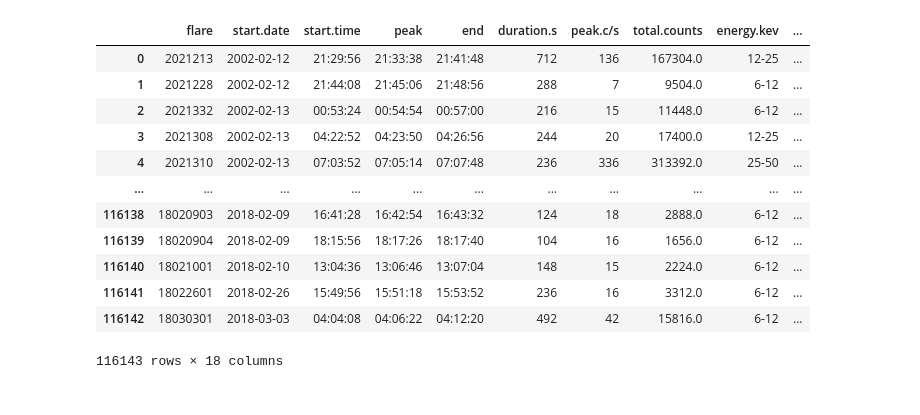
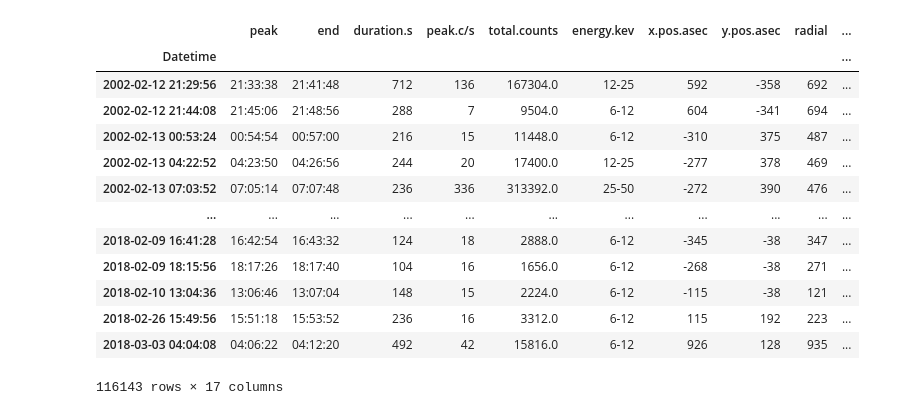
Before and after one commit to Exploratory-Data-Analiysis/Exam_1, a Jupyter notebook: ParcialFC.ipynb, the cells around one changed output. Saved outputs shown, nothing was run; the diff lists cells and outputs as text; code cells hidden in the pictures.

```diff
--- a/ParcialFC.ipynb
+++ b/ParcialFC.ipynb
@@ -6,19 +20,61 @@ import seaborn as sns
 # %%
-file_path = r"UP_To_2018.csv"  #2002to2016.csv
+file_path = r"2002to2018.csv"  #2002to2016.csv
 df = pd.read_csv(file_path)
+# df = df.sort_values(by='duration.s', ascending=False).reset_index(drop=True)
+# formatT = '%Y-%m-%d %H:%M:%S'
 
+df['Datetime'] = pd.to_datetime(df['start.date'] +
+                                ' ' +
+                                df['start.time'])
+df = df.set_index(pd.DatetimeIndex(df['Datetime']))
+del df['flare']
+del df['start.date']
+del df['start.time']
+del df['Datetime']
+
+## CALCULO DE ENERGIAS
+
+Emax = []
+Eprom = []
+for i in df['energy.kev']:
+    result = re.findall(r'[\d\.\d]+', i)
+    Emax.append(float(result[1]))
+    Eprom.append((float(result[0]) + float(result[1]))/2)
+
+df['Emax.kev'] = Emax
+df['Eprom.kev'] = Eprom
+
+
+
+def filtro(data, Lbanderas): # Filtro por bandera
+    for bandera in Lbanderas:
+        ## filter
+        data = data[data['flag.1'] != bandera]
+
+        data = data[data['flag.2'] != bandera]
+
+        data = data[data['flag.3'] != bandera]
+
+        data = data[data['flag.4'] != bandera]
+
+        values = data['flag.5'].values
+        lfilter = [i for i in list(values[pd.notnull(values)]) if bandera in i]
+        data = data[~data['flag.5'].isin(lfilter)]
+
+    return data
 df
 # %% [output]
-|  | flare | start.date | start.time | peak | end | duration.s | peak.c/s | total.counts | energy.kev | ... |
-| 0 | 2021213 | 2002-02-12 | 21:29:56 | 21:33:38 | 21:41:48 | 712 | 136 | 167304.0 | 12-25 | ... |
-| 1 | 2021228 | 2002-02-12 | 21:44:08 | 21:45:06 | 21:48:56 | 288 | 7 | 9504.0 | 6-12 | ... |
-| 2 | 2021332 | 2002-02-13 | 00:53:24 | 00:54:54 | 00:57:00 | 216 | 15 | 11448.0 | 6-12 | ... |
-| 3 | 2021308 | 2002-02-13 | 04:22:52 | 04:23:50 | 04:26:56 | 244 | 20 | 17400.0 | 12-25 | ... |
-| 4 | 2021310 | 2002-02-13 | 07:03:52 | 07:05:14 | 07:07:48 | 236 | 336 | 313392.0 | 25-50 | ... |
+|  | peak | end | duration.s | peak.c/s | total.counts | energy.kev | x.pos.asec | y.pos.asec | radial | ... |
+| Datetime |  |  |  |  |  |  |  |  |  | ... |
+| 2002-02-12 21:29:56 | 21:33:38 | 21:41:48 | 712 | 136 | 167304.0 | 12-25 | 592 | -358 | 692 | ... |
+| 2002-02-12 21:44:08 | 21:45:06 | 21:48:56 | 288 | 7 | 9504.0 | 6-12 | 604 | -341 | 694 | ... |
+| 2002-02-13 00:53:24 | 00:54:54 | 00:57:00 | 216 | 15 | 11448.0 | 6-12 | -310 | 375 | 487 | ... |
+| 2002-02-13 04:22:52 | 04:23:50 | 04:26:56 | 244 | 20 | 17400.0 | 12-25 | -277 | 378 | 469 | ... |
+| 2002-02-13 07:03:52 | 07:05:14 | 07:07:48 | 236 | 336 | 313392.0 | 25-50 | -272 | 390 | 476 | ... |
 | ... | ... | ... | ... | ... | ... | ... | ... | ... | ... | ... |
-| 116138 | 18020903 | 2018-02-09 | 16:41:28 | 16:42:54 | 16:43:32 | 124 | 18 | 2888.0 | 6-12 | ... |
-| 116139 | 18020904 | 2018-02-09 | 18:15:56 | 18:17:26 | 18:17:40 | 104 | 16 | 1656.0 | 6-12 | ... |
-| 116140 | 18021001 | 2018-02-10 | 13:04:36 | 13:06:46 | 13:07:04 | 148 | 15 | 2224.0 | 6-12 | ... |
-| 116141 | 18022601 | 2018-02-26 | 15:49:56 | 15:51:18 | 15:53:52 | 236 | 16 | 3312.0 | 6-12 | ... |
-| 116142 | 18030301 | 2018-03-03 | 04:04:08 | 04:06:22 | 04:12:20 | 492 | 42 | 15816.0 | 6-12 | ... |
+| 2018-02-09 16:41:28 | 16:42:54 | 16:43:32 | 124 | 18 | 2888.0 | 6-12 | -345 | -38 | 347 | ... |
+| 2018-02-09 18:15:56 | 18:17:26 | 18:17:40 | 104 | 16 | 1656.0 | 6-12 | -268 | -38 | 271 | ... |
+| 2018-02-10 13:04:36 | 13:06:46 | 13:07:04 | 148 | 15 | 2224.0 | 6-12 | -115 | -38 | 121 | ... |
+| 2018-02-26 15:49:56 | 15:51:18 | 15:53:52 | 236 | 16 | 3312.0 | 6-12 | 115 | 192 | 223 | ... |
+| 2018-03-03 04:04:08 | 04:06:22 | 04:12:20 | 492 | 42 | 15816.0 | 6-12 | 926 | 128 | 935 | ... |
-116143 rows × 18 columns
+116143 rows × 17 columns
```
Also changed, not shown: parts of 22 cells of this notebook.
